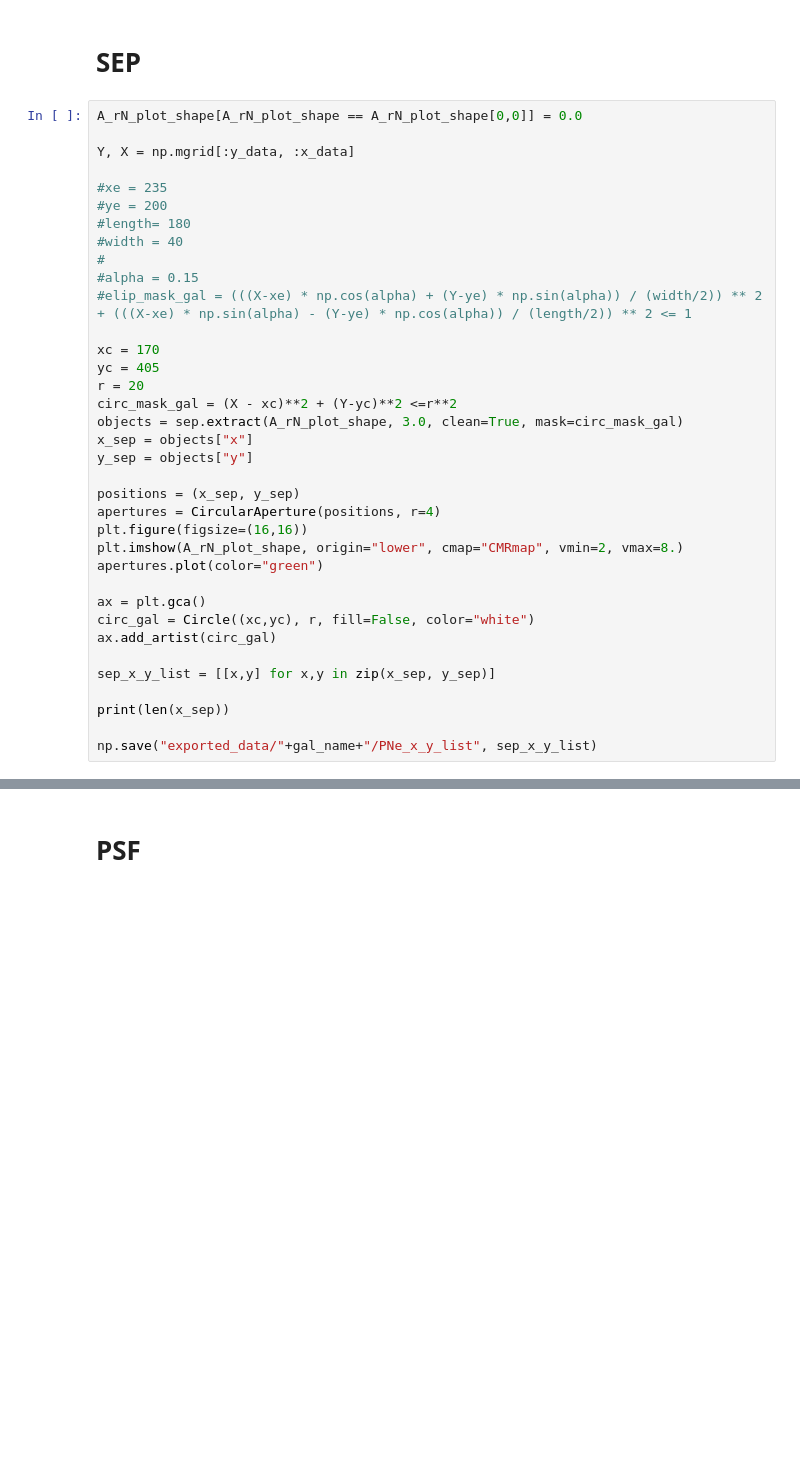
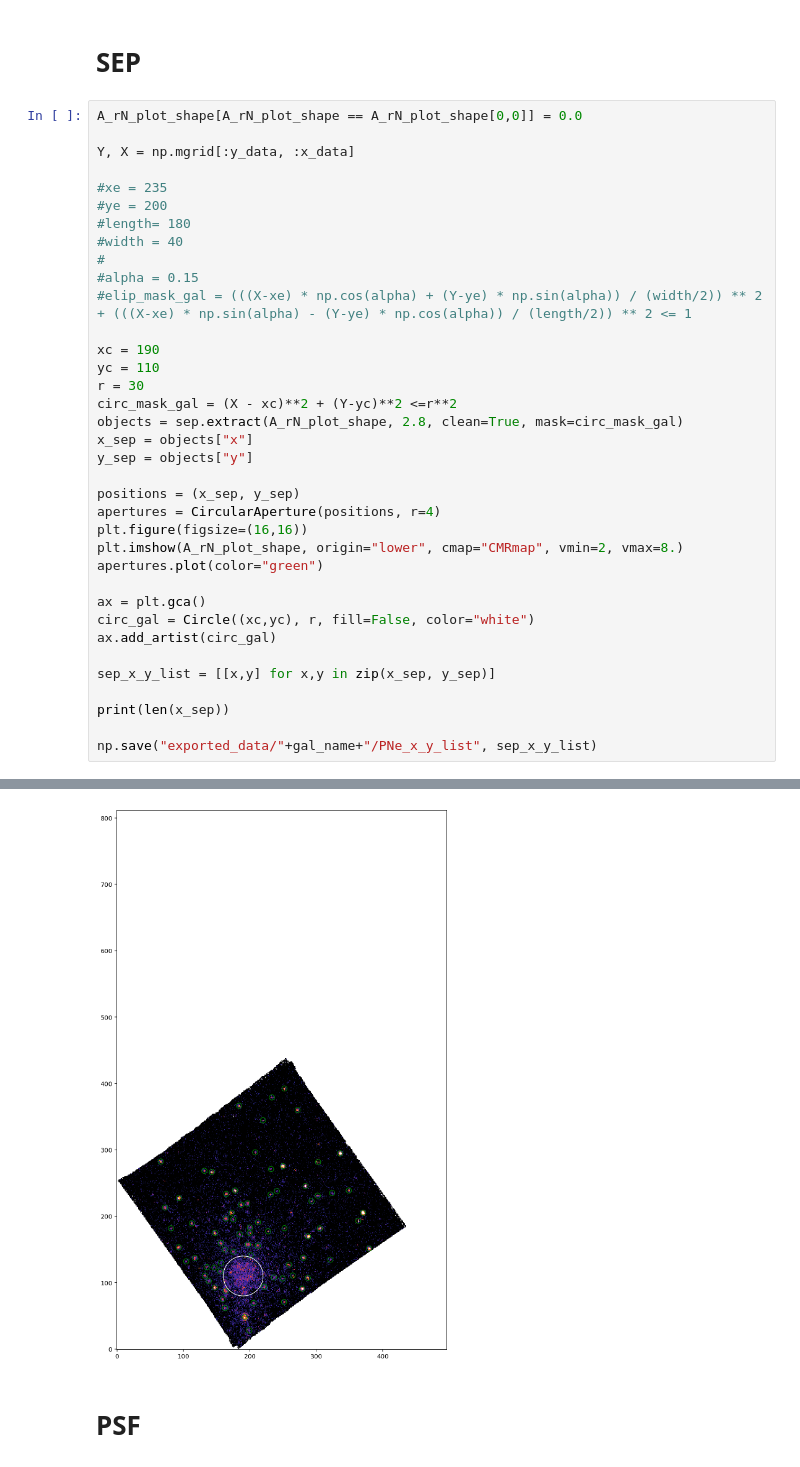
Before and after one commit to tspriggs/MUSE_PNe_fitting, a Jupyter notebook: master_book.ipynb, the cells around one changed output, grey strips where cells are left out. Cells and saved outputs as stored; diff of their text form; blank space fills up the shorter version.

```diff
--- a/master_book.ipynb
+++ b/master_book.ipynb
@@ -268,11 +286,11 @@ Y, X = np.mgrid[:y_data, :x_data]
 #alpha = 0.15
 #elip_mask_gal = (((X-xe) * np.cos(alpha) + (Y-ye) * np.sin(alpha)) / (width/2)) ** 2 + (((X-xe) * np.sin(alpha) - (Y-ye) * np.cos(alpha)) / (length/2)) ** 2 <= 1
 
-xc = 170
-yc = 405
-r = 20
+xc = 190
+yc = 110
+r = 30
 circ_mask_gal = (X - xc)**2 + (Y-yc)**2 <=r**2
-objects = sep.extract(A_rN_plot_shape, 3.0, clean=True, mask=circ_mask_gal)
+objects = sep.extract(A_rN_plot_shape, 2.8, clean=True, mask=circ_mask_gal)
 x_sep = objects["x"]
 y_sep = objects["y"]
 
@@ -291,3 +309,4 @@ sep_x_y_list = [[x,y] for x,y in zip(x_sep, y_sep)]
 print(len(x_sep))
 
 np.save("exported_data/"+gal_name+"/PNe_x_y_list", sep_x_y_list)
+# %% [output]
@@ -294,3 +314,4 @@ np.save("exported_data/"+gal_name+"/PNe_x_y_list", sep_x_y_list)
+[figure, added]
 # %% [markdown]
 # PSF
 # %%
```
Also changed, not shown: parts of 6 cells of this notebook, 1 other file.
